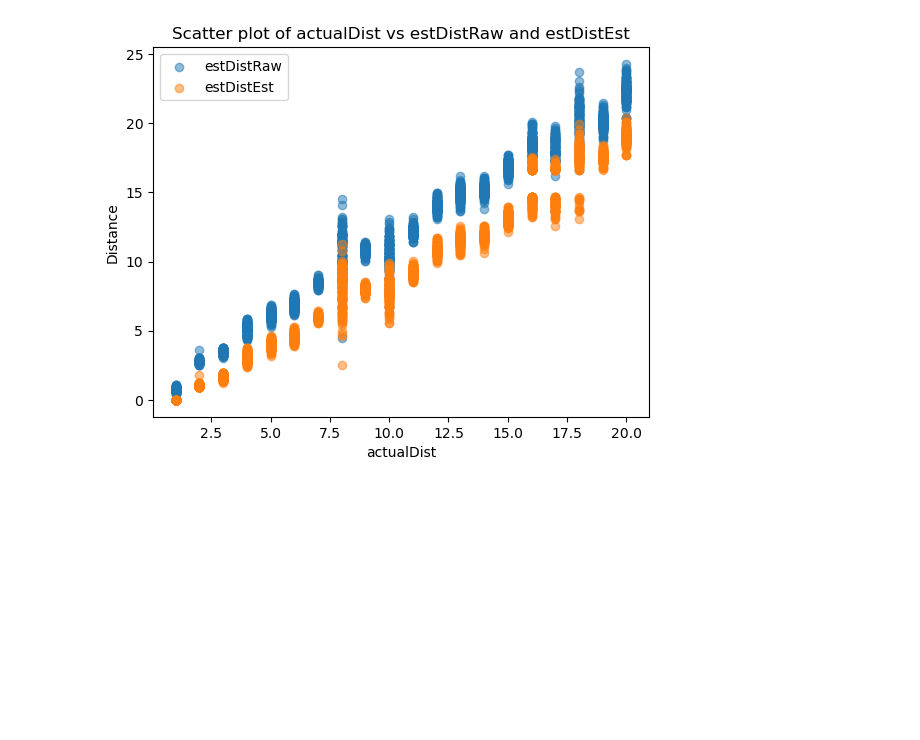
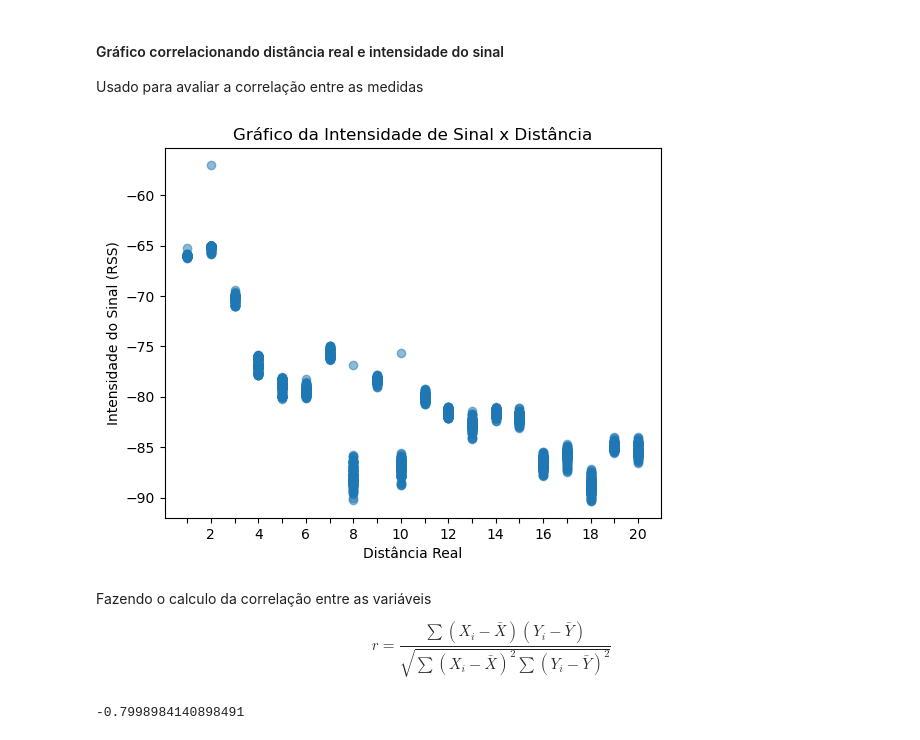
Before and after one commit to marcosst/UFJF, a Jupyter notebook: Métodos Quantitativos/AAG00/AAG00.ipynb, the cells around one changed output. Cells and saved outputs as stored; diff of their text form; code cells hidden in the pictures; blank space fills up the shorter version.

```diff
--- a/Métodos Quantitativos/AAG00/AAG00.ipynb
+++ b/Métodos Quantitativos/AAG00/AAG00.ipynb
@@ -53,10 +42,33 @@ plt.show()
-# %%
-plt.scatter(df['actualDist'], df['estDistRaw'], label='estDistRaw', alpha=0.5)
-plt.scatter(df['actualDist'], df['estDistEst'], label='estDistEst', alpha=0.5)
-plt.xlabel('actualDist')
-plt.ylabel('Distance')
-plt.title('Scatter plot of actualDist vs estDistRaw and estDistEst')
-plt.legend()
-plt.show()
-# %% [output]
-[figure, removed]
+# %% [markdown]
+ #### Gráfico correlacionando distância real e intensidade do sinal
+
+ Usado para avaliar a correlação entre as medidas
+# %%
+import matplotlib.pyplot as plt
+
+max_dist = df['actualDist'].max()
+min_dist = df['actualDist'].min()
+
+plt.scatter(df['actualDist'], df['meanRss'], alpha=0.5)
+plt.xlabel('Distância Real')
+plt.ylabel('Intensidade do Sinal (RSS)')
+plt.title('Gráfico da Intensidade de Sinal x Distância')
+
+# Ajustar a escala do eixo x para ticks de 1 em 1 e rótulos de 2 em 2
+ticks = range(int(min_dist), int(max_dist) + 1)
+labels = [str(i) if i % 2 == 0 else '' for i in ticks]
+plt.xticks(ticks, labels)
+
+plt.show()
+# %% [output]
+[figure, added]
+# %% [markdown]
+Fazendo o calculo da correlação entre as variáveis
+
+$$
+r = \frac{\sum (X_i - \bar{X})(Y_i - \bar{Y})}{\sqrt{\sum (X_i - \bar{X})^2 \sum (Y_i - \bar{Y})^2}}
+$$
+# %%
+df['actualDist'].corr(df['meanRss'])
+# %% [output]
+-0.7998984140898491
```
Also changed, not shown: parts of 13 cells of this notebook.
